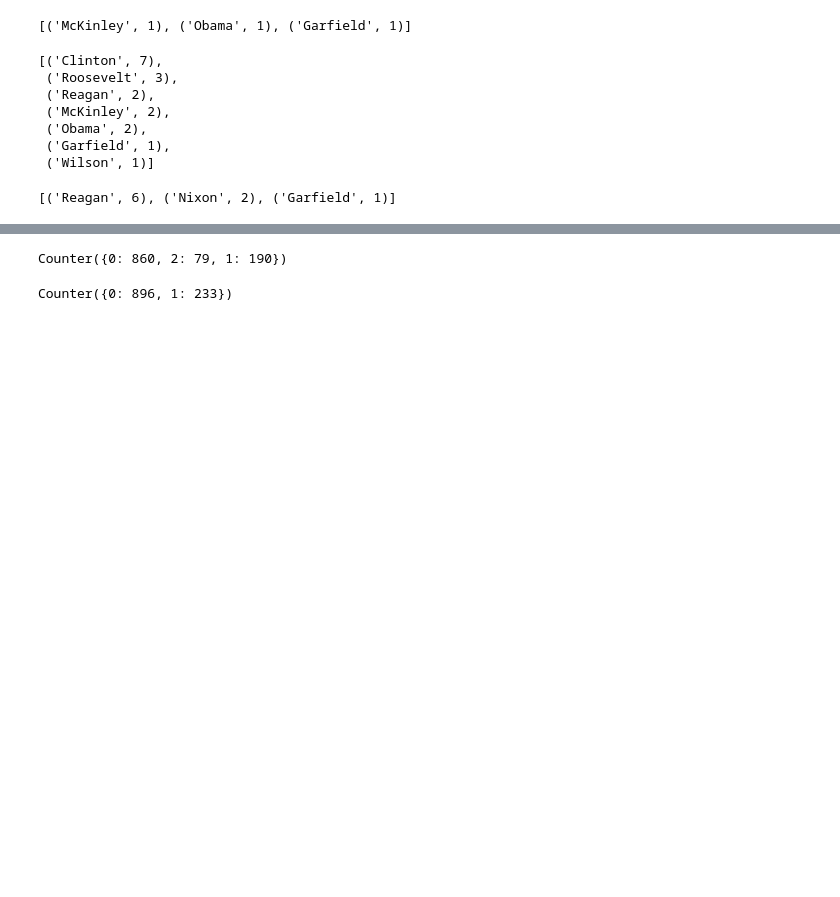
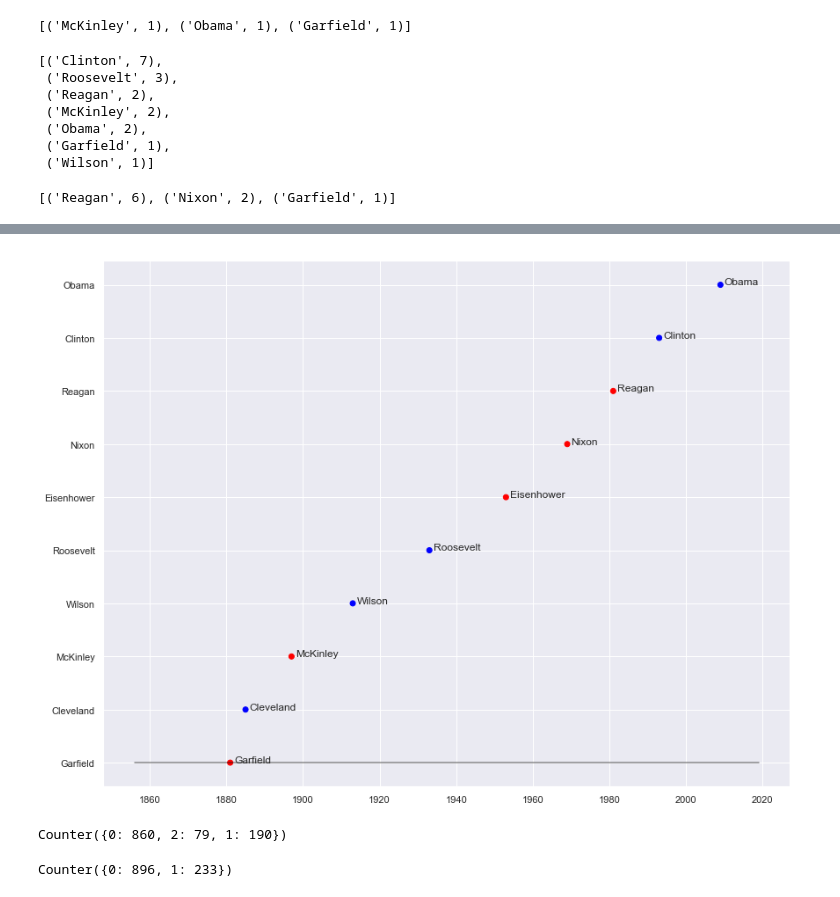
Before and after one commit to jtillis0317/Drills-and-Projects, a Jupyter notebook: Unsupervised Learning Capstone - Inaugural Speeches.ipynb, the cells around one changed output, grey strips where cells are left out. Drawn from its saved outputs; the diff is of its cells as text; code cells hidden in the pictures; blank space fills up the shorter version.

```diff
--- a/Unsupervised Learning Capstone - Inaugural Speeches.ipynb
+++ b/Unsupervised Learning Capstone - Inaugural Speeches.ipynb
@@ -553,0 +542,8 @@ Democrat
+# %%
+president_info = pd.DataFrame()
+president_info["President"] = word_vectors["speech_source"].unique()
+president_info["Political_Party"] = ["Democrat", "Democrat", "Republican", "Republican", "Republican", "Republican", "Republican",
+                                    "Democrat", "Democrat", "Democrat"]
+president_info["Term_Start"] = [2009, 1993, 1981, 1969, 1881, 1897, 1953, 1913, 1933, 1885]
+
+president_info
@@ -553,0 +562,8 @@ Democrat
+# %%
+president_info.set_index("President", inplace=True)
+# %%
+president_info = president_info.sort_values("Term_Start")
+
+colors = {"Republican": "red", "Democrat": "blue"}
+president_info["Color"] = president_info["Political_Party"].map(colors)
+president_info
@@ -554,3 +582,19 @@ Democrat
+# %%
+fig, ax = plt.subplots(figsize=(14, 11))
+
+start = min(president_info["Term_Start"] - 25)
+stop = max(president_info["Term_Start"] + 10)
+ax.plot((start, stop), (0, 0), 'k', alpha=.5)
+
+ax.scatter(x=president_info["Term_Start"], y=president_info["President"], c=president_info["Color"])
+
+for president in president_info["President"]:
+    ax.annotate(president, xy=(president_info[president_info["President"] == president]["Term_Start"], president),
+                xytext=(president_info[president_info["President"] == president]["Term_Start"] + 1, president))
+
+plt.show()
+# %% [output]
+[figure, added]
 # %%
 kmeans3 = KMeans(n_clusters=3)
 kmeans3 = kmeans3.fit(X_train)
```
Also changed, not shown: parts of 9 cells of this notebook.
